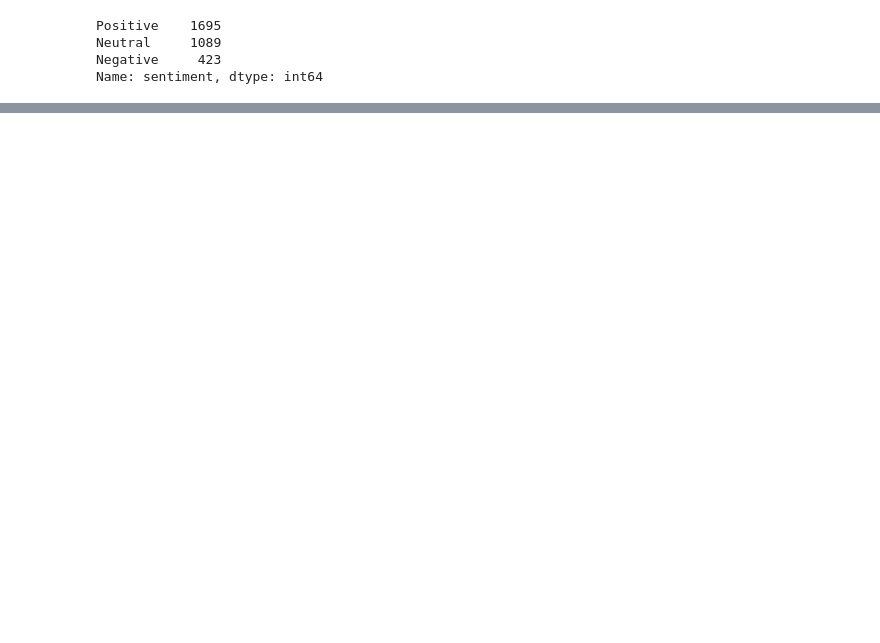
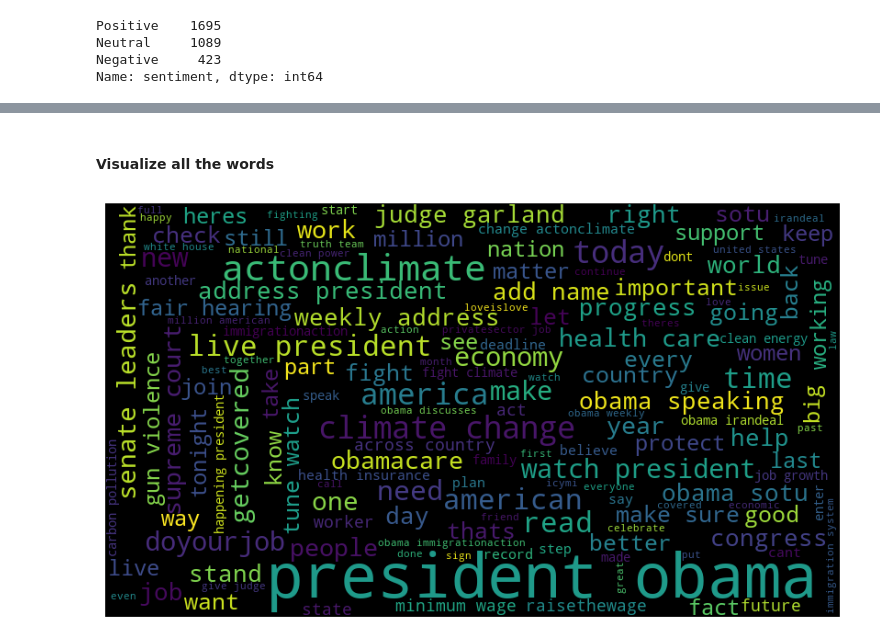
Before and after one commit to ShakilM26/Twitter-Sentiment-Analysis, a Jupyter notebook: Twitter Sentiment Analysis.ipynb, the cells around one changed output, grey strips where cells are left out. Cells and saved outputs as stored; diff of their text form; code cells hidden in the pictures; blank space fills up the shorter version.

```diff
--- a/Twitter Sentiment Analysis.ipynb
+++ b/Twitter Sentiment Analysis.ipynb
@@ -189,0 +270,14 @@ Name: sentiment, dtype: int64
+# %% [markdown]
+#### Visualize all the words
+# %%
+import wordcloud
+import matplotlib.pyplot as plt
+
+wordcloud = WordCloud(width=800, height=450, background_color='black', max_words=150).generate(all_words)
+plt.figure(figsize=(8, 8), facecolor=None)
+plt.imshow(wordcloud)
+plt.axis("off")
+plt.tight_layout(pad=0)
+plt.show()
+# %% [output]
+[figure, added]
```
Also changed, not shown: parts of 32 cells of this notebook.
